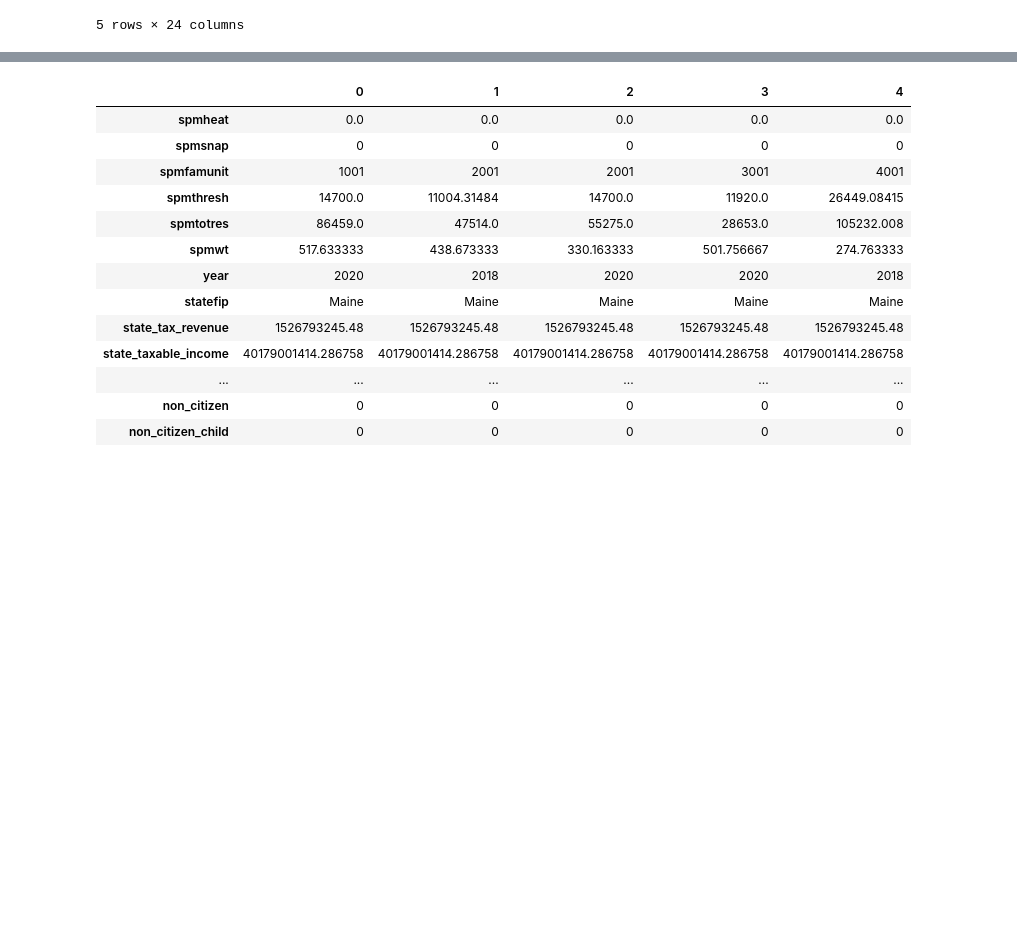
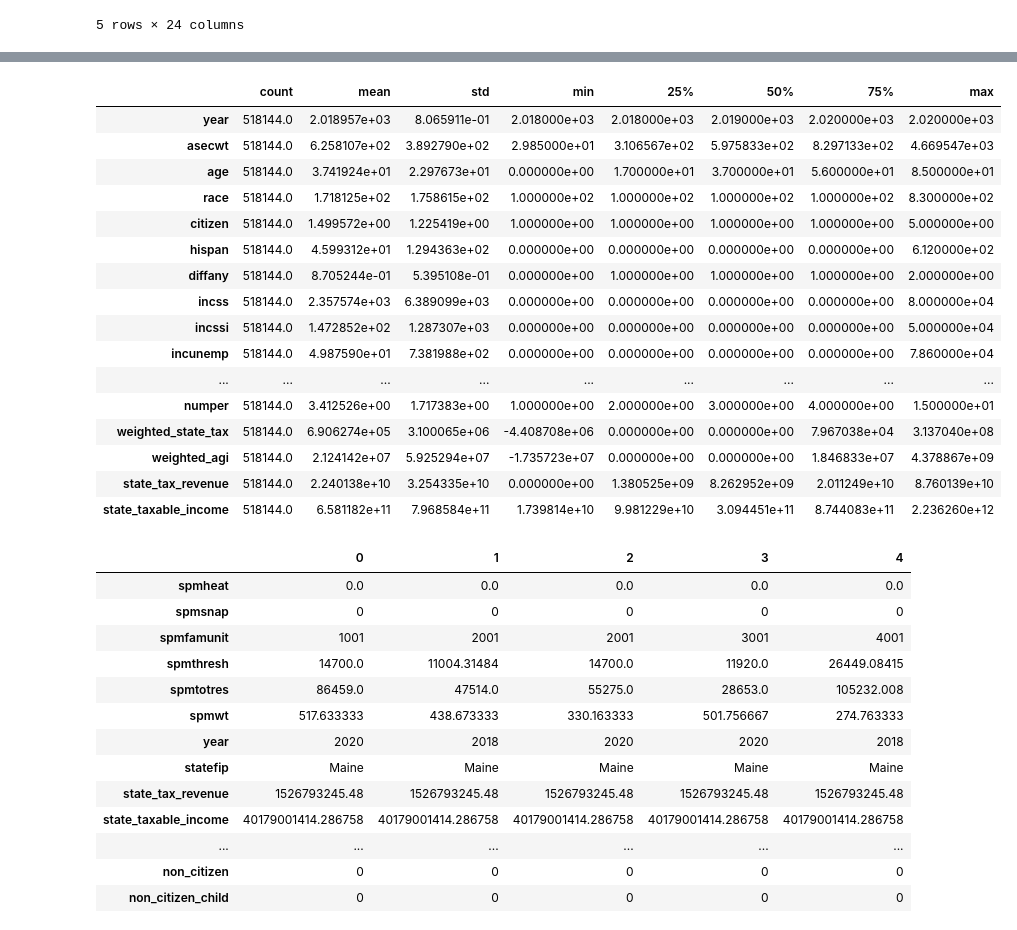
Before and after one commit to UBICenter/us-calc, a Jupyter notebook: pre-processing-notebook.ipynb, the cells around one changed output, grey strips where cells are left out. Cells and saved outputs as stored; diff of their text form; code cells hidden in the pictures; blank space fills up the shorter version.

```diff
--- a/pre-processing-notebook.ipynb
+++ b/pre-processing-notebook.ipynb
@@ -144,3 +164,23 @@ spmu.head()
+# %%
+person.describe().T
+# %% [output]
+|  | count | mean | std | min | 25% | 50% | 75% | max |
+| year | 518144.0 | 2.018957e+03 | 8.065911e-01 | 2.018000e+03 | 2.018000e+03 | 2.019000e+03 | 2.020000e+03 | 2.020000e+03 |
+| asecwt | 518144.0 | 6.258107e+02 | 3.892790e+02 | 2.985000e+01 | 3.106567e+02 | 5.975833e+02 | 8.297133e+02 | 4.669547e+03 |
+| age | 518144.0 | 3.741924e+01 | 2.297673e+01 | 0.000000e+00 | 1.700000e+01 | 3.700000e+01 | 5.600000e+01 | 8.500000e+01 |
+| race | 518144.0 | 1.718125e+02 | 1.758615e+02 | 1.000000e+02 | 1.000000e+02 | 1.000000e+02 | 1.000000e+02 | 8.300000e+02 |
+| citizen | 518144.0 | 1.499572e+00 | 1.225419e+00 | 1.000000e+00 | 1.000000e+00 | 1.000000e+00 | 1.000000e+00 | 5.000000e+00 |
+| hispan | 518144.0 | 4.599312e+01 | 1.294363e+02 | 0.000000e+00 | 0.000000e+00 | 0.000000e+00 | 0.000000e+00 | 6.120000e+02 |
+| diffany | 518144.0 | 8.705244e-01 | 5.395108e-01 | 0.000000e+00 | 1.000000e+00 | 1.000000e+00 | 1.000000e+00 | 2.000000e+00 |
+| incss | 518144.0 | 2.357574e+03 | 6.389099e+03 | 0.000000e+00 | 0.000000e+00 | 0.000000e+00 | 0.000000e+00 | 8.000000e+04 |
+| incssi | 518144.0 | 1.472852e+02 | 1.287307e+03 | 0.000000e+00 | 0.000000e+00 | 0.000000e+00 | 0.000000e+00 | 5.000000e+04 |
+| incunemp | 518144.0 | 4.987590e+01 | 7.381988e+02 | 0.000000e+00 | 0.000000e+00 | 0.000000e+00 | 0.000000e+00 | 7.860000e+04 |
+| ... | ... | ... | ... | ... | ... | ... | ... | ... |
+| numper | 518144.0 | 3.412526e+00 | 1.717383e+00 | 1.000000e+00 | 2.000000e+00 | 3.000000e+00 | 4.000000e+00 | 1.500000e+01 |
+| weighted_state_tax | 518144.0 | 6.906274e+05 | 3.100065e+06 | -4.408708e+06 | 0.000000e+00 | 0.000000e+00 | 7.967038e+04 | 3.137040e+08 |
+| weighted_agi | 518144.0 | 2.124142e+07 | 5.925294e+07 | -1.735723e+07 | 0.000000e+00 | 0.000000e+00 | 1.846833e+07 | 4.378867e+09 |
+| state_tax_revenue | 518144.0 | 2.240138e+10 | 3.254335e+10 | 0.000000e+00 | 1.380525e+09 | 8.262952e+09 | 2.011249e+10 | 8.760139e+10 |
+| state_taxable_income | 518144.0 | 6.581182e+11 | 7.968584e+11 | 1.739814e+10 | 9.981229e+10 | 3.094451e+11 | 8.744083e+11 | 2.236260e+12 |
 # %%
 spmu.head().T
 # %% [output]
```
Also changed, not shown: parts of 12 cells of this notebook, 2 other files.
